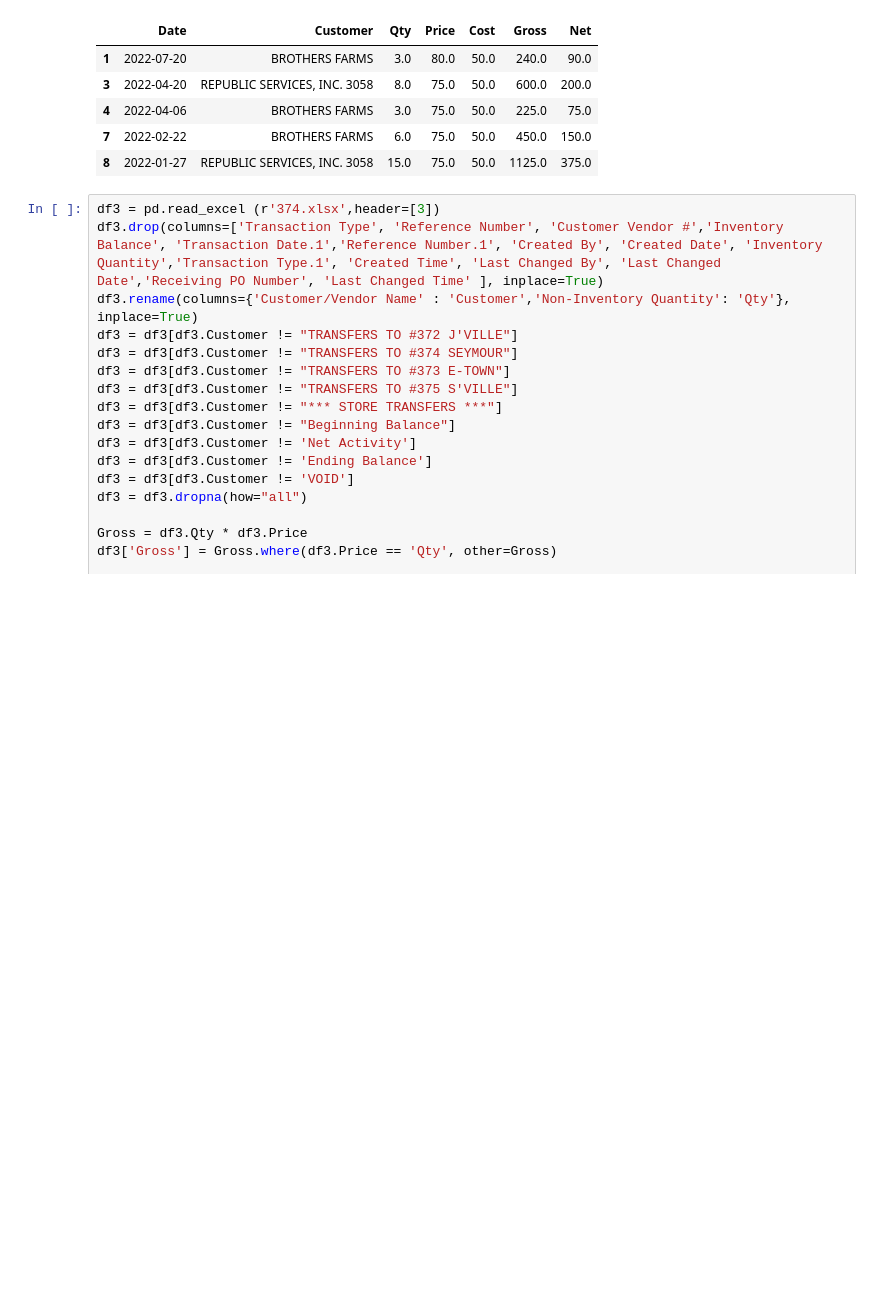
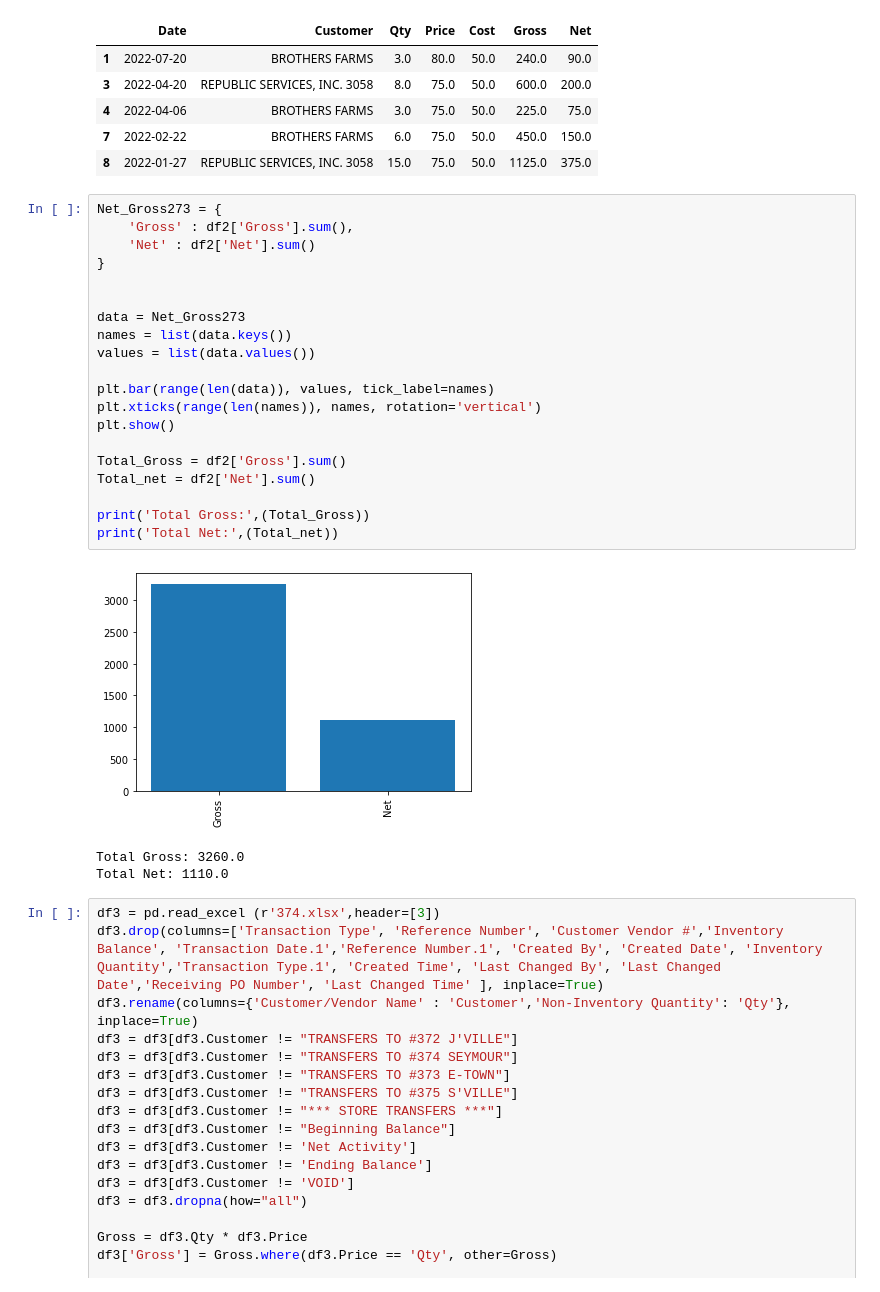
Before and after one commit to dmorton714/vis, a Jupyter notebook: vis.ipynb, the cells around one changed output. Cells and saved outputs as stored; diff of their text form; blank space fills up the shorter version.

```diff
--- a/vis.ipynb
+++ b/vis.ipynb
@@ -69,6 +144,30 @@ df2.head()
 | 4 | 2022-04-06 | BROTHERS FARMS | 3.0 | 75.0 | 50.0 | 225.0 | 75.0 |
 | 7 | 2022-02-22 | BROTHERS FARMS | 6.0 | 75.0 | 50.0 | 450.0 | 150.0 |
 | 8 | 2022-01-27 | REPUBLIC SERVICES, INC. 3058 | 15.0 | 75.0 | 50.0 | 1125.0 | 375.0 |
+# %%
+Net_Gross273 = {
+    'Gross' : df2['Gross'].sum(),
+    'Net' : df2['Net'].sum()
+}
+
+
+data = Net_Gross273
+names = list(data.keys())
+values = list(data.values())
+
+plt.bar(range(len(data)), values, tick_label=names)
+plt.xticks(range(len(names)), names, rotation='vertical')
+plt.show()
+
+Total_Gross = df2['Gross'].sum()
+Total_net = df2['Net'].sum()
+
+print('Total Gross:',(Total_Gross))
+print('Total Net:',(Total_net))
+# %% [output]
+[figure, added]
+Total Gross: 3260.0
+Total Net: 1110.0
 # %%
 df3 = pd.read_excel (r'374.xlsx',header=[3])
 df3.drop(columns=['Transaction Type', 'Reference Number', 'Customer Vendor #','Inventory Balance', 'Transaction Date.1','Reference Number.1', 'Created By', 'Created Date', 'Inventory Quantity','Transaction Type.1', 'Created Time', 'Last Changed By', 'Last Changed Date','Receiving PO Number', 'Last Changed Time' ], inplace=True)
```
Also changed, not shown: parts of 10 cells of this notebook, 1 other file.
